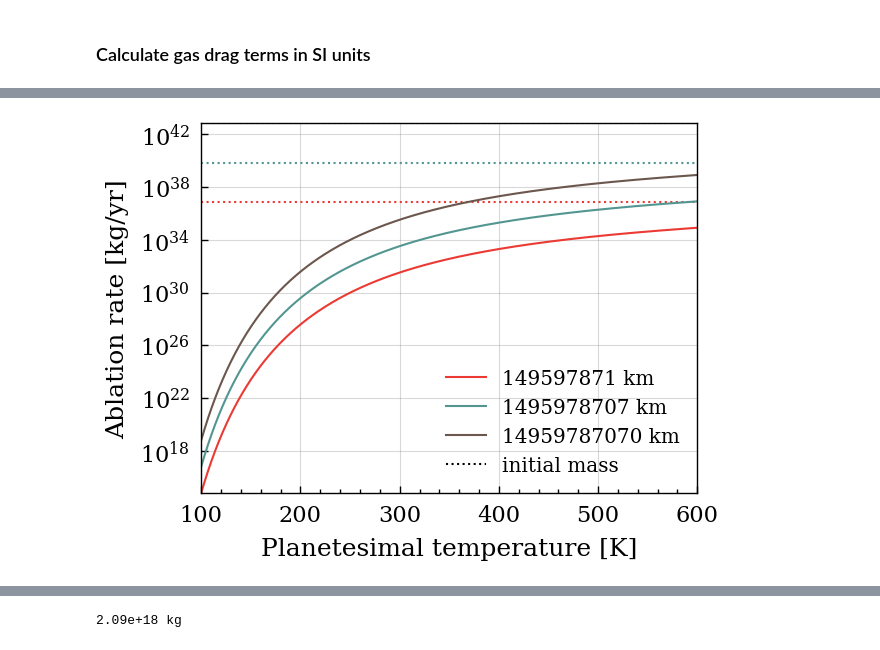
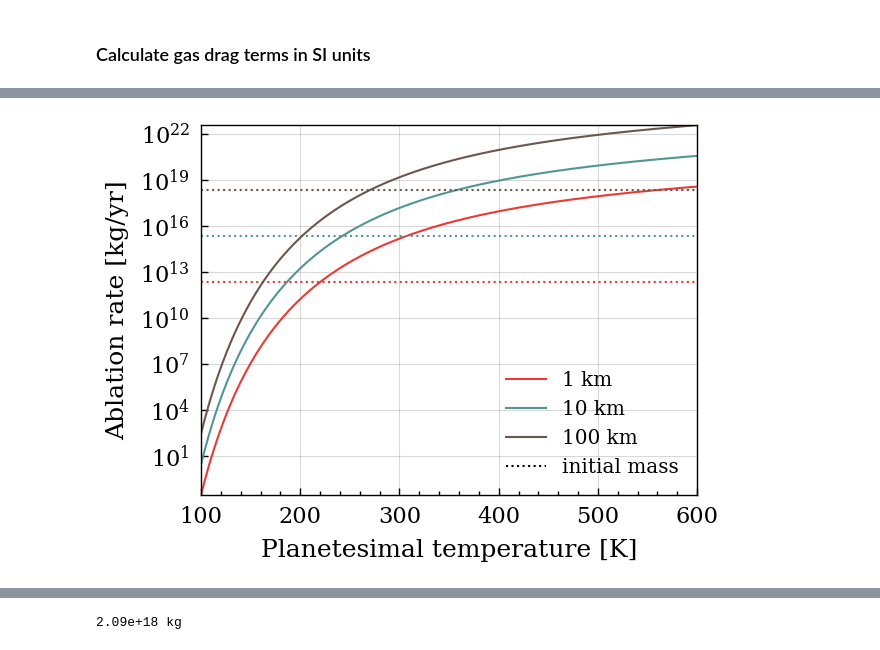
Before and after one commit to allsmurph/thesis_code_capybara, a Jupyter notebook: planetesimal_temp.ipynb, the cells around one changed output, grey strips where cells are left out. Drawn from its saved outputs; the diff is of its cells as text; code cells hidden in the pictures.

```diff
--- a/planetesimal_temp.ipynb
+++ b/planetesimal_temp.ipynb
@@ -143,5 +152,6 @@ def combine_all_particles(filenames):
 # %%
-all_particles_gas = combine_all_particles(files_w_gas_3_pl[:100])
+all_particles_gas_2_pl = combine_all_particles(files_w_gas_2_pl[:])
+all_particles_gas_3_pl = combine_all_particles(files_w_gas_3_pl[:])
 # %% [markdown]
 ### format nicely
 # %%
@@ -189,4 +220,4 @@ def velocity_at_peri(a, peri):
     v_peri = np.sqrt(G * M_star * (2/(peri*u.AU) - 1/(a*u.AU)))
     return v_peri.to(u.m/u.s)
 
-velocity_at_peri(min_semimajor, min_periastron).to('km/s')
+velocities, peris = velocity_at_peri(three_pl_results['all_semis'], three_pl_results['all_peris']).to('km/s'), three_pl_results['all_peris']
@@ -405,3 +480,5 @@ print(ablation_rate(r_pls[2], 400).to('kg/yr'))
 # %%
 def mass_from_radius(radius):
-    return 1000 * u.kg / u.m**3 * (radius*u.AU)**3 * 2/3 * np.pi
+    return 1000 * u.kg / u.m**3 * ((radius*u.km).to(u.AU))**3 * 2/3 * np.pi
+
+print(mass_from_radius(100).to('kg'))
@@ -449,0 +531,26 @@ plt.show()
+# %%
+fig, ax = plt.subplots(1, 2, figsize=(12,6))
+ax[0].plot(three_pl_results['all_semis'][:],
+           ablation_vs_semimajor_axis(three_pl_results['all_peris'][:], three_pl_results['all_semis'][:], r_pls[0], factor=1, paper_method=False),
+           'o', markersize=4, label='Three planet case')
+ax[0].plot(two_pl_results['all_semis'][:],
+           ablation_vs_semimajor_axis(two_pl_results['all_peris'][:], two_pl_results['all_semis'][:], r_pls[0], factor=1, paper_method=False),
+           'o', markersize=4, label='Two planet case')
+
+ax[0].set_ylabel('ablation rate [kg/yr]')
+ax[0].set_title(r'By calculating $T_\mathrm{pl}$', fontsize=18)
+ax[1].set_title('Using Bae+2019 disc temp profile', fontsize=18)
+# ax[0].set_ylim(1, 1e25)
+for i in range(2):
+    ax[i].legend()
+    ax[i].set_yscale('log')
+    ax[i].set_xscale('log')
+    ax[i].set_xlabel('semimajor axis  [AU]')
+    ax[i].set_xlim(0.5, 50)
+    #ax[i].set_ylim(1e-20, 1e30)
+
+# ax[0].set_ylim(1, 1e25)
+# ax[1].set_ylim(1e-5, 1e17)
+#ax[0].set_xlim(1, 800)
+plt.tight_layout()
+plt.show()
@@ -450,30 +559,32 @@ plt.show()
 # %%
+new_Ts = np.linspace(100, 600, 1000)
+
 for i in range(3):
     line, = plt.plot(new_Ts, -ablation_rate(r_pls[i], new_Ts).to('kg/yr').value,
-        label=f'{(r_pls[i]*u.AU).to(u.km):.0f}'
+        label=f'{(r_pls[i]):.0f} km'
     )
 
     color = line.get_color()
 
     plt.hlines(mass_from_radius(r_pls[i]).to('kg').value, new_Ts[0], new_Ts[-1], linestyle=':',
                color=color)
 
 from matplotlib.lines import Line2D
 
 custom_line = Line2D(
     [0], [0],
     color='black',
     linestyle=':',
     label='initial mass'
 )
 
 plt.legend(handles=plt.gca().get_legend_handles_labels()[0] + [custom_line],
            labels=plt.gca().get_legend_handles_labels()[1] + ['initial mass'])
 
 plt.yscale('log')
 plt.ylabel('Ablation rate [kg/yr]')
 plt.xlabel('Planetesimal temperature [K]')
 plt.grid(alpha=0.3)
 plt.show()
 # %% [output]
-[figure, old version]
+[figure, new version]
```
Also changed, not shown: parts of 27 cells of this notebook, 2 other files.
